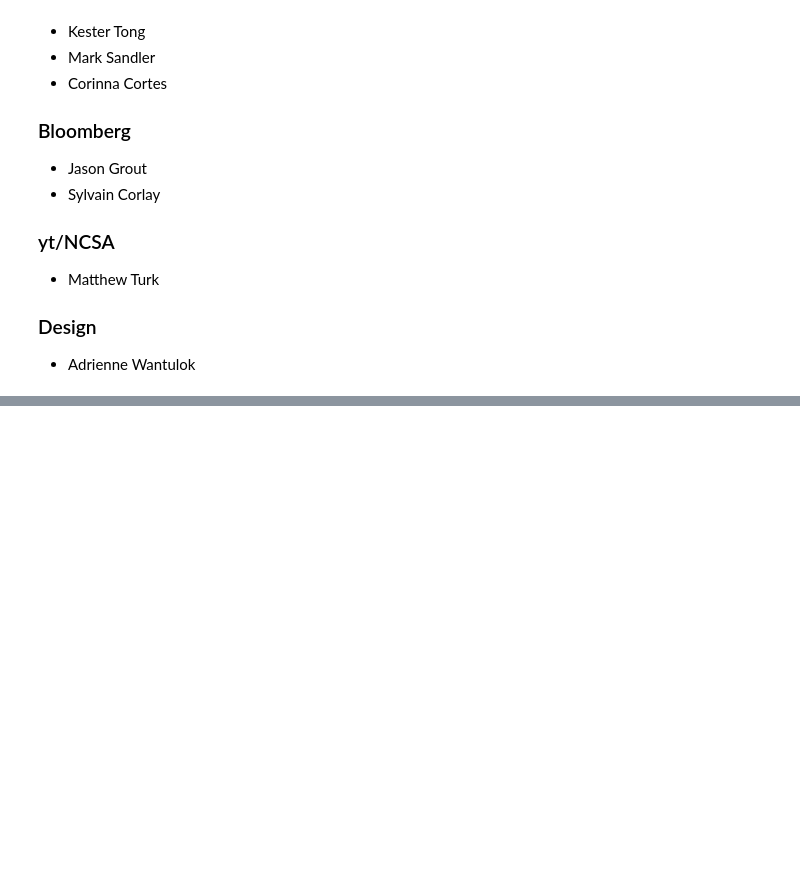
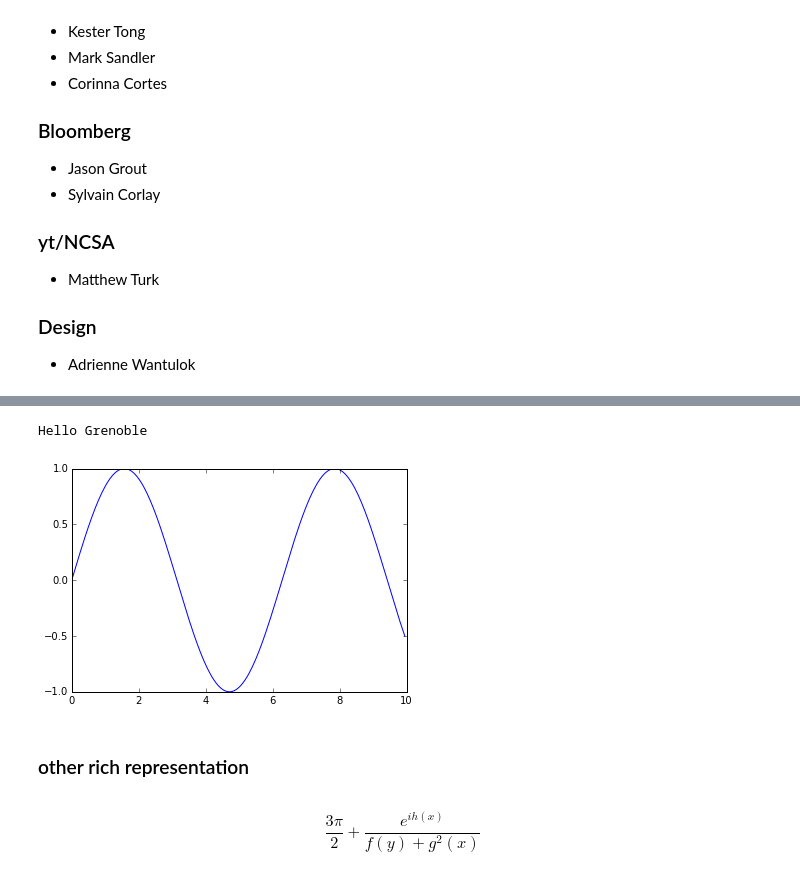
Before and after one commit to Carreau/talks, a Jupyter notebook: ESRF.ipynb, the cells around one changed output, grey strips where cells are left out. Saved outputs shown, nothing was run; the diff lists cells and outputs as text; code cells hidden in the pictures; blank space fills up the shorter version.

```diff
--- a/ESRF.ipynb
+++ b/ESRF.ipynb
@@ -52,0 +94,17 @@
+# %%
+location = 'Grenoble'
+print('Hello', location)
+# %% [output]
+Hello Grenoble
+# %%
+%matplotlib inline
+import matplotlib.pyplot as plt
+import numpy as np
+
+def pl(ω=1.0):
+    x = np.arange(0,10,0.05)
+    plt.plot(x, np.sin(ω*x))
+
+pl()
+# %% [output]
+[figure, added]
@@ -52,0 +115,2 @@
+# %% [markdown]
+### other rich representation
@@ -52,0 +128,4 @@
+# %%
+Rational(3,2)*pi + exp(I*h(x)) / (g(x)**2 + f(y))
+# %% [output]
+$$\frac{3 \pi}{2} + \frac{e^{i h{\left (x \right )}}}{f{\left (y \right )} + g^{2}{\left (x \right )}}$$
```
Also changed, not shown: parts of 16 cells of this notebook, 2 other files.
